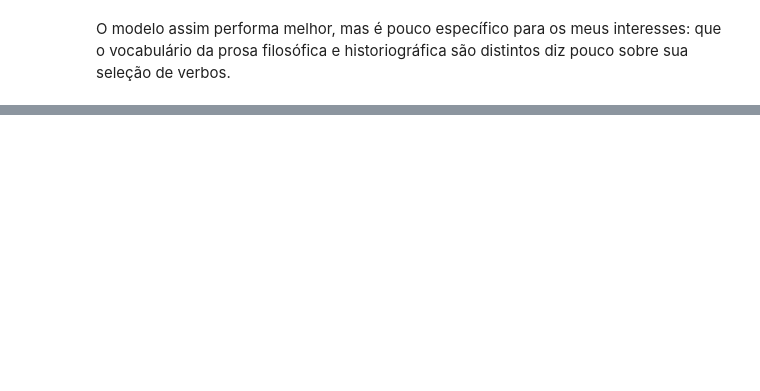
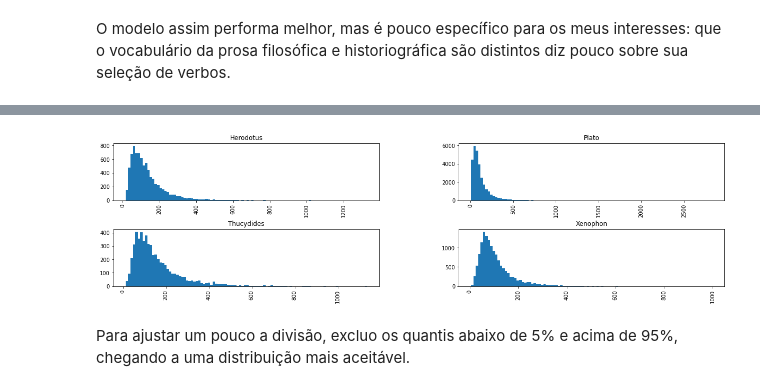
Before and after one commit to caiogeraldes/lexico-e-genero, a Jupyter notebook: notebooks/Testes de viabilidade.ipynb, the cells around one changed output, grey strips where cells are left out. Saved outputs shown, nothing was run; the diff lists cells and outputs as text; code cells hidden in the pictures; blank space fills up the shorter version.

```diff
--- a/notebooks/Testes de viabilidade.ipynb
+++ b/notebooks/Testes de viabilidade.ipynb
@@ -670,0 +385,6 @@ print(doc_not_normalized.lemmata)
+# %%
+_ = df_tokens_par.par_len.hist(bins=100, by=df_tokens_par.author)
+# %% [output]
+[figure, added]
+# %% [markdown]
+Para ajustar um pouco a divisão, excluo os quantis abaixo de 5% e acima de 95%, chegando a uma distribuição mais aceitável.
```
Also changed, not shown: parts of 99 cells of this notebook.
